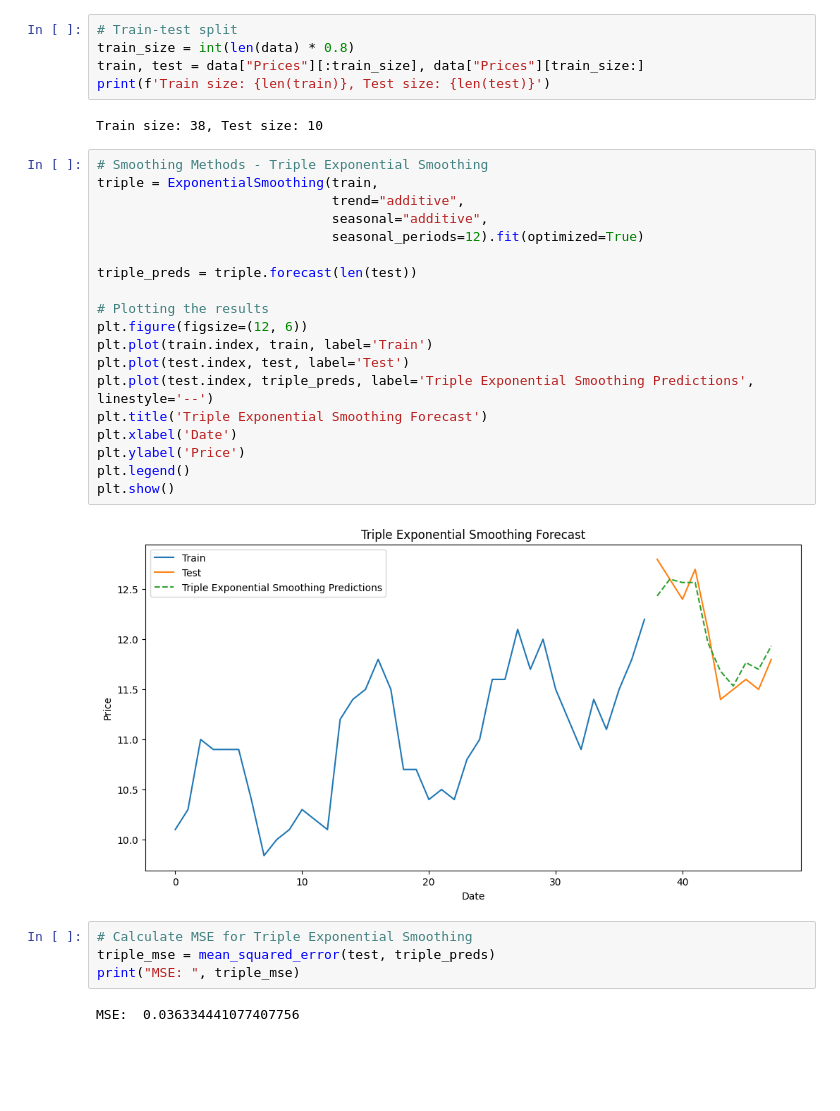
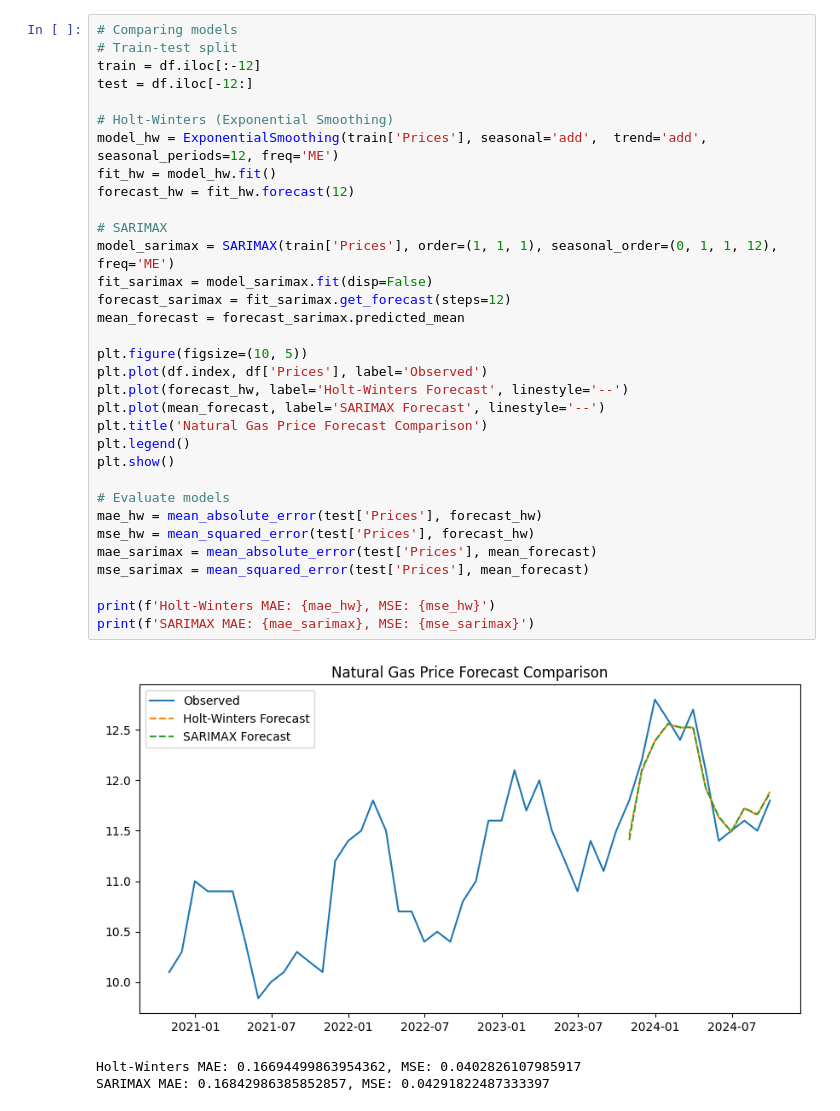
Before and after one commit to mathieucbd/quant-research-jp-morgan, a Jupyter notebook: commodities-analysis.ipynb, the cells around one changed output. Saved outputs shown, nothing was run; the diff lists cells and outputs as text; blank space fills up the shorter version.

Commit message:
Holt Winters SARIMAX comparison

```diff
--- a/commodities-analysis.ipynb
+++ b/commodities-analysis.ipynb
@@ -73,37 +72,40 @@ print('p-value:', result[1])
 # %% [output]
 ADF Statistic: 0.21807686170000096
 p-value: 0.9732574388448694
-# %%
-# Train-test split
-train_size = int(len(data) * 0.8)
-train, test = data["Prices"][:train_size], data["Prices"][train_size:]
-print(f'Train size: {len(train)}, Test size: {len(test)}')
-# %% [output]
-Train size: 38, Test size: 10
-# %%
-# Smoothing Methods - Triple Exponential Smoothing
-triple = ExponentialSmoothing(train,
-                              trend="additive",
-                              seasonal="additive",
-                              seasonal_periods=12).fit(optimized=True)
-
-triple_preds = triple.forecast(len(test))
-
-# Plotting the results
-plt.figure(figsize=(12, 6))
-plt.plot(train.index, train, label='Train')
-plt.plot(test.index, test, label='Test')
-plt.plot(test.index, triple_preds, label='Triple Exponential Smoothing Predictions', linestyle='--')
-plt.title('Triple Exponential Smoothing Forecast')
-plt.xlabel('Date')
-plt.ylabel('Price')
-plt.legend()
-plt.show()
-# %% [output]
-[figure, removed]
-# %%
-# Calculate MSE for Triple Exponential Smoothing
-triple_mse = mean_squared_error(test, triple_preds)
-print("MSE: ", triple_mse)
-# %% [output]
-MSE:  0.036334441077407756
+# %%
+# Comparing models
+# Train-test split
+train = df.iloc[:-12]
+test = df.iloc[-12:]
+
+# Holt-Winters (Exponential Smoothing)
+model_hw = ExponentialSmoothing(train['Prices'], seasonal='add',  trend='add', seasonal_periods=12, freq='ME')
+fit_hw = model_hw.fit()
+forecast_hw = fit_hw.forecast(12)
+
+# SARIMAX
+model_sarimax = SARIMAX(train['Prices'], order=(1, 1, 1), seasonal_order=(0, 1, 1, 12), freq='ME')
+fit_sarimax = model_sarimax.fit(disp=False)
+forecast_sarimax = fit_sarimax.get_forecast(steps=12)
+mean_forecast = forecast_sarimax.predicted_mean
+
+plt.figure(figsize=(10, 5))
+plt.plot(df.index, df['Prices'], label='Observed')
+plt.plot(forecast_hw, label='Holt-Winters Forecast', linestyle='--')
+plt.plot(mean_forecast, label='SARIMAX Forecast', linestyle='--')
+plt.title('Natural Gas Price Forecast Comparison')
+plt.legend()
+plt.show()
+
+# Evaluate models
+mae_hw = mean_absolute_error(test['Prices'], forecast_hw)
+mse_hw = mean_squared_error(test['Prices'], forecast_hw)
+mae_sarimax = mean_absolute_error(test['Prices'], mean_forecast)
+mse_sarimax = mean_squared_error(test['Prices'], mean_forecast)
+
+print(f'Holt-Winters MAE: {mae_hw}, MSE: {mse_hw}')
+print(f'SARIMAX MAE: {mae_sarimax}, MSE: {mse_sarimax}')
+# %% [output]
+[figure, added]
+Holt-Winters MAE: 0.16694499863954362, MSE: 0.0402826107985917
+SARIMAX MAE: 0.16842986385852857, MSE: 0.04291822487333397
```
Also changed, not shown: parts of 6 cells of this notebook.
